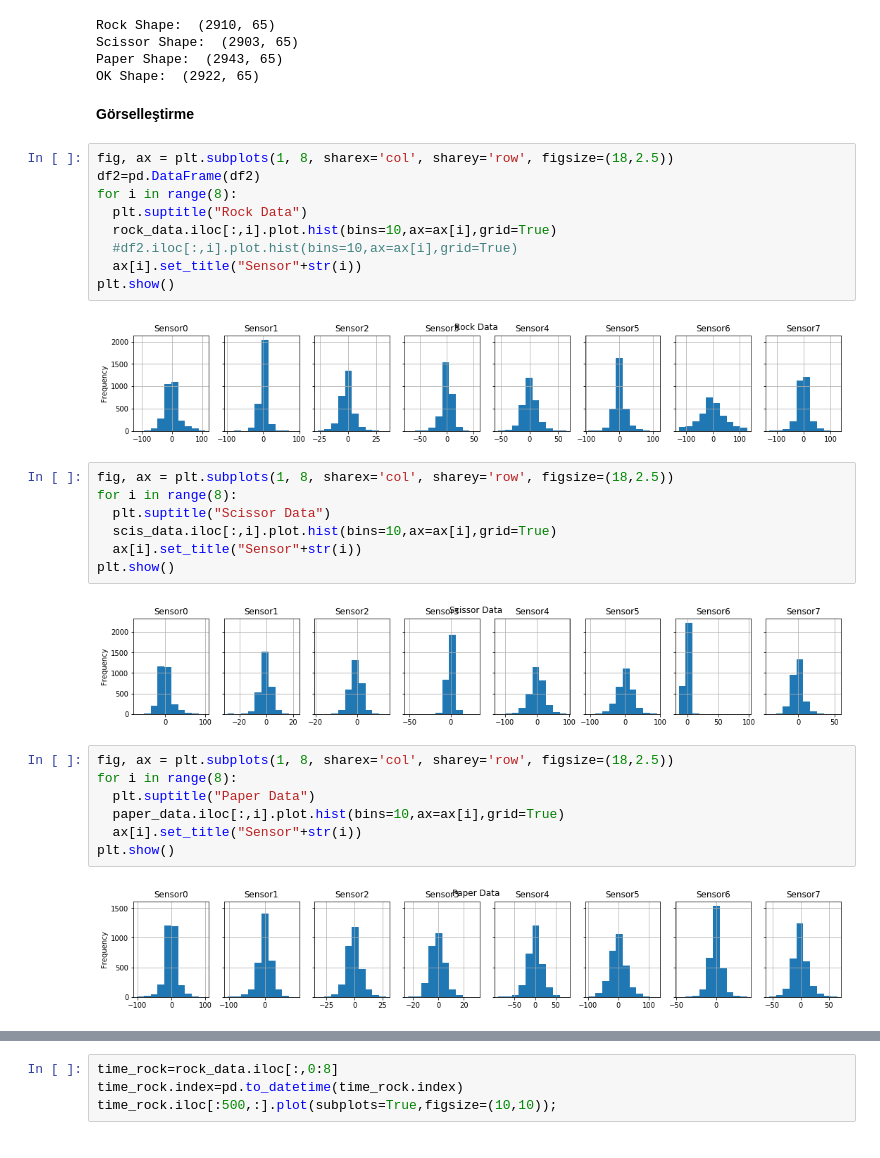
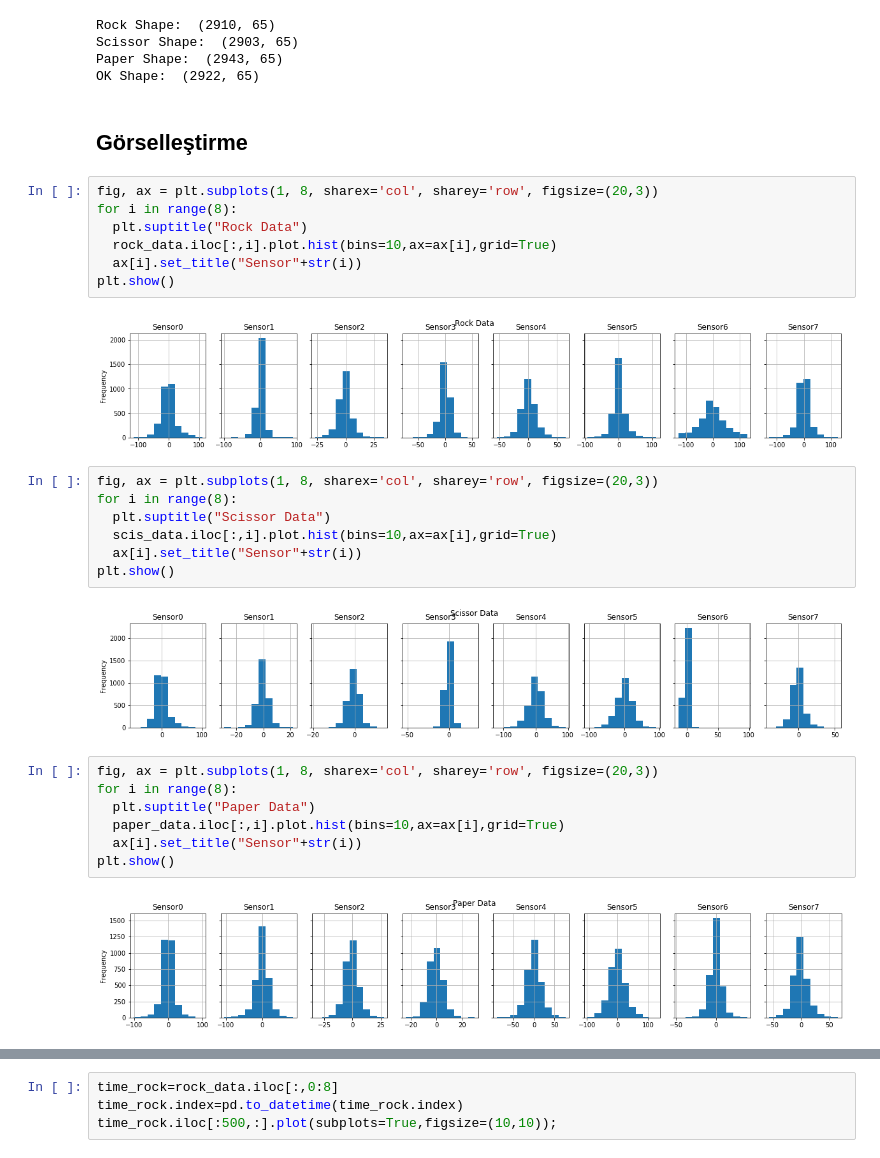
Before and after one commit to oguzhandurmaz/Classify-Gestures, a Jupyter notebook: Classify_Gesture.ipynb, the cells around one changed output, grey strips where cells are left out. Drawn from its saved outputs; the diff is of its cells as text.

```diff
--- a/Classify_Gesture.ipynb
+++ b/Classify_Gesture.ipynb
@@ -33,34 +35,32 @@ Scissor Shape:  (2903, 65)
 Paper Shape:  (2943, 65)
 OK Shape:  (2922, 65)
 # %% [markdown]
-**Görselleştirme**
+## **Görselleştirme**
 # %%
-fig, ax = plt.subplots(1, 8, sharex='col', sharey='row', figsize=(18,2.5))
-df2=pd.DataFrame(df2)
+fig, ax = plt.subplots(1, 8, sharex='col', sharey='row', figsize=(20,3))
 for i in range(8):
   plt.suptitle("Rock Data")
   rock_data.iloc[:,i].plot.hist(bins=10,ax=ax[i],grid=True)
-  #df2.iloc[:,i].plot.hist(bins=10,ax=ax[i],grid=True)
   ax[i].set_title("Sensor"+str(i))
 plt.show()
 # %% [output]
-[figure, old version]
+[figure, new version]
 # %%
-fig, ax = plt.subplots(1, 8, sharex='col', sharey='row', figsize=(18,2.5))
+fig, ax = plt.subplots(1, 8, sharex='col', sharey='row', figsize=(20,3))
 for i in range(8):
   plt.suptitle("Scissor Data")
   scis_data.iloc[:,i].plot.hist(bins=10,ax=ax[i],grid=True)
   ax[i].set_title("Sensor"+str(i))
 plt.show()
 # %% [output]
-[figure, old version]
+[figure, new version]
 # %%
-fig, ax = plt.subplots(1, 8, sharex='col', sharey='row', figsize=(18,2.5))
+fig, ax = plt.subplots(1, 8, sharex='col', sharey='row', figsize=(20,3))
 for i in range(8):
   plt.suptitle("Paper Data")
   paper_data.iloc[:,i].plot.hist(bins=10,ax=ax[i],grid=True)
   ax[i].set_title("Sensor"+str(i))
 plt.show()
 # %% [output]
-[figure, old version]
+[figure, new version]
 # %%
```
Also changed, not shown: parts of 29 cells of this notebook.
